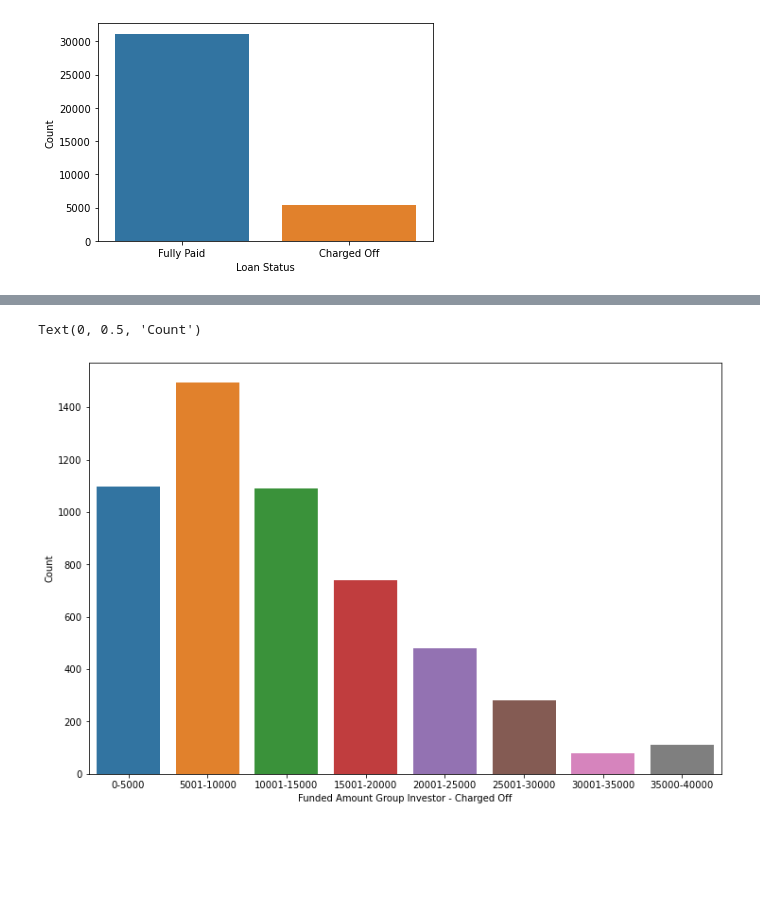
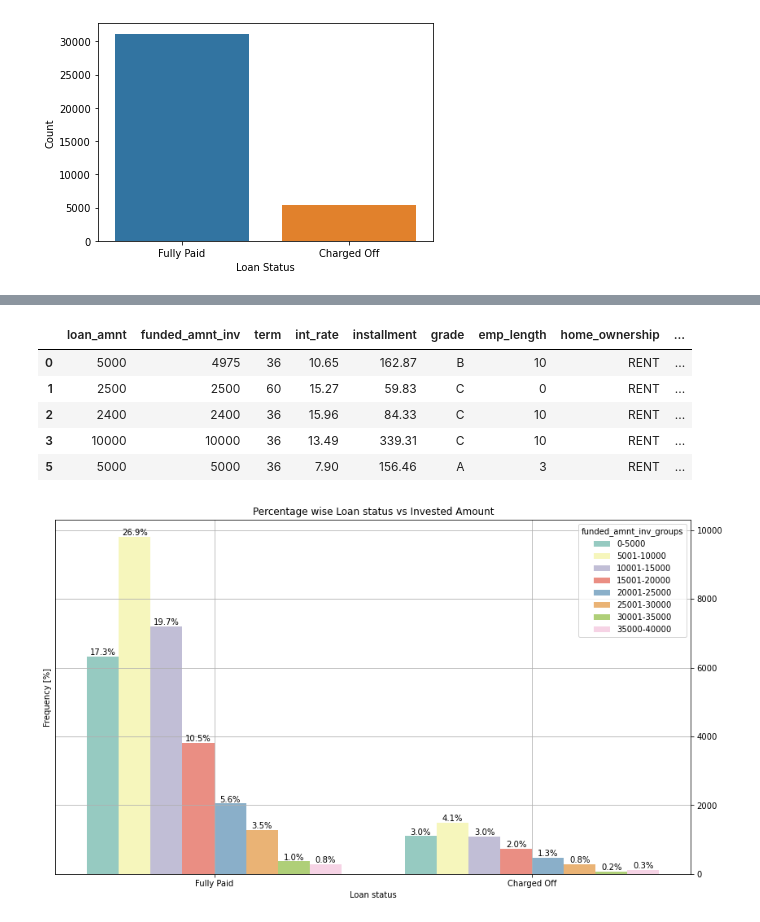
Before and after one commit to rahul2july/lendingclubcasestudy, a Jupyter notebook: test.ipynb, the cells around one changed output, grey strips where cells are left out. Drawn from its saved outputs; the diff is of its cells as text; code cells hidden in the pictures; blank space fills up the shorter version.

```diff
--- a/test.ipynb
+++ b/test.ipynb
@@ -374,16 +391,9 @@ def plt_frequency(x_var,data_df,x_label,title,hue_var=None,rot_flag=0,fig_size_x
 # %%
-# Analyzing Loan Amount Group for charged off vs loan_status
+# Analyzing Loan Amount Group for charged off vs Fully paid
+plt_graph(loan_df, "loan_status",'Loan status','Percentage wise Loan status vs Experience Level','emp_length')
 
-loan_df['loan_amnt_groups'] = pd.cut(loan_df['loan_amnt'],
-                              bins=8, precision=0, labels=['0-5000', '5001-10000', '10001-15000',
-                            '15001-20000', '20001-25000', '25001-30000', '30001-35000', '35000-40000'])
-#Afig, ax = plt.subplots(figsize =(12,8))
-#ax.set(ylabel='Bar Count', xlabel='Loan Amount Group', title='Bar Count and Percent of Total Loan Status')
-#sns.countplot(x='loan_amnt_groups', hue='loan_status', data=loan_df)
-#plt.xlabel('Loan Amount Group')
-#plt.ylabel('Bar count')
-# From below plot we see if loan amount is in range of 5001 to 10000 then they have highest
-# probability to either Pay fully or become a Defaulter
-
-plt_frequency("loan_status",loan_df,'Loan status','Average distribution of loans across category and experience level','emp_length')
+# Analysis
+# We see emp length is positively correlated with both Charged off and Fully Paid.
+# Basically emp lenght may not be a good criteria to detect Defaulters.
+# Also we see that Employees who have exp 10+, 0, 2 & 3 years are likely to become Defaulters.
 # %% [output]
@@ -391,12 +401,18 @@ plt_frequency("loan_status",loan_df,'Loan status','Average distribution of loans
+# %%
+loan_df.head()
+# %% [output]
+|  | loan_amnt | funded_amnt_inv | term | int_rate | installment | grade | emp_length | home_ownership | ... |
+| 0 | 5000 | 4975 | 36 | 10.65 | 162.87 | B | 10 | RENT | ... |
+| 1 | 2500 | 2500 | 60 | 15.27 | 59.83 | C | 0 | RENT | ... |
+| 2 | 2400 | 2400 | 36 | 15.96 | 84.33 | C | 10 | RENT | ... |
+| 3 | 10000 | 10000 | 36 | 13.49 | 339.31 | C | 10 | RENT | ... |
+| 5 | 5000 | 5000 | 36 | 7.90 | 156.46 | A | 3 | RENT | ... |
 # %%
 # Analyzing funded_amnt_inv for charged off
-
-loan_df['funded_amnt_inv_groups'] = pd.cut(loan_df['funded_amnt_inv'], bins=8, precision =0, labels =['0-5000', '5001-10000', '10001-15000', '15001-20000', '20001-25000', '25001-30000', '30001-35000', '35000-40000'])
-Afig, ax = plt.subplots(figsize = (12,8))
-sns.countplot(x='funded_amnt_inv_groups', data=loan_df[loan_df.loan_status == 'Charged Off'])
-plt.xlabel('Funded Amount Group Investor - Charged Off')
-plt.ylabel('Count')
-# From below plot we can deduce that if funded_amnt_inv is in range of 5001 to 10000 they might become a defaulter.
+create_feature_bins(loan_df, 'funded_amnt_inv')
+plt_graph(loan_df, "loan_status",'Loan status','Percentage wise Loan status vs Invested Amount','funded_amnt_inv_groups')
+# Analysis
+# We see funded_amnt_inv is positively correlated with both Charged off and Fully Paid.
+# We see that Employees who have exp 10+, 0, 2 & 3 years are likely to become Defaulters.
 # %% [output]
-Text(0, 0.5, 'Count')
-[figure, old version]
+[figure, new version]
```
Also changed, not shown: parts of 6 cells of this notebook.
